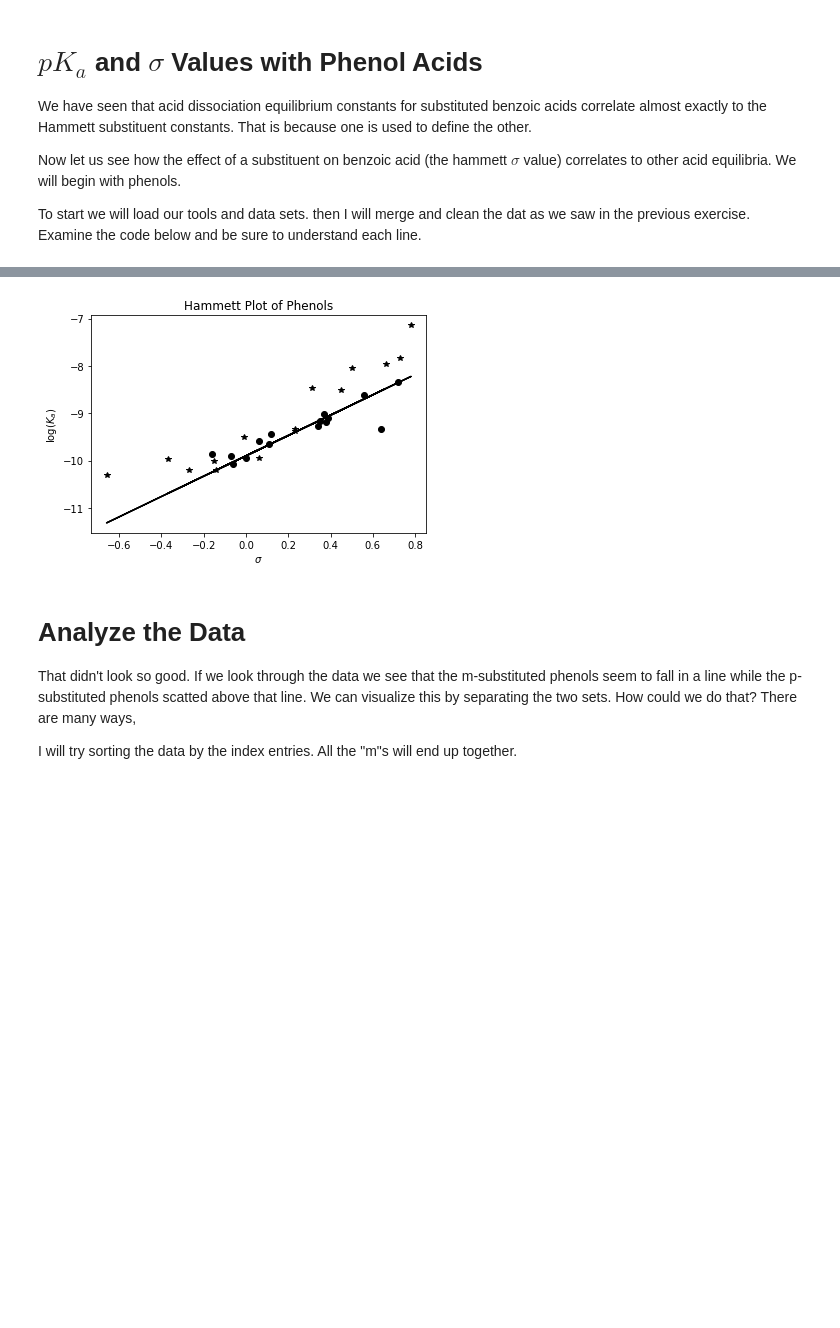
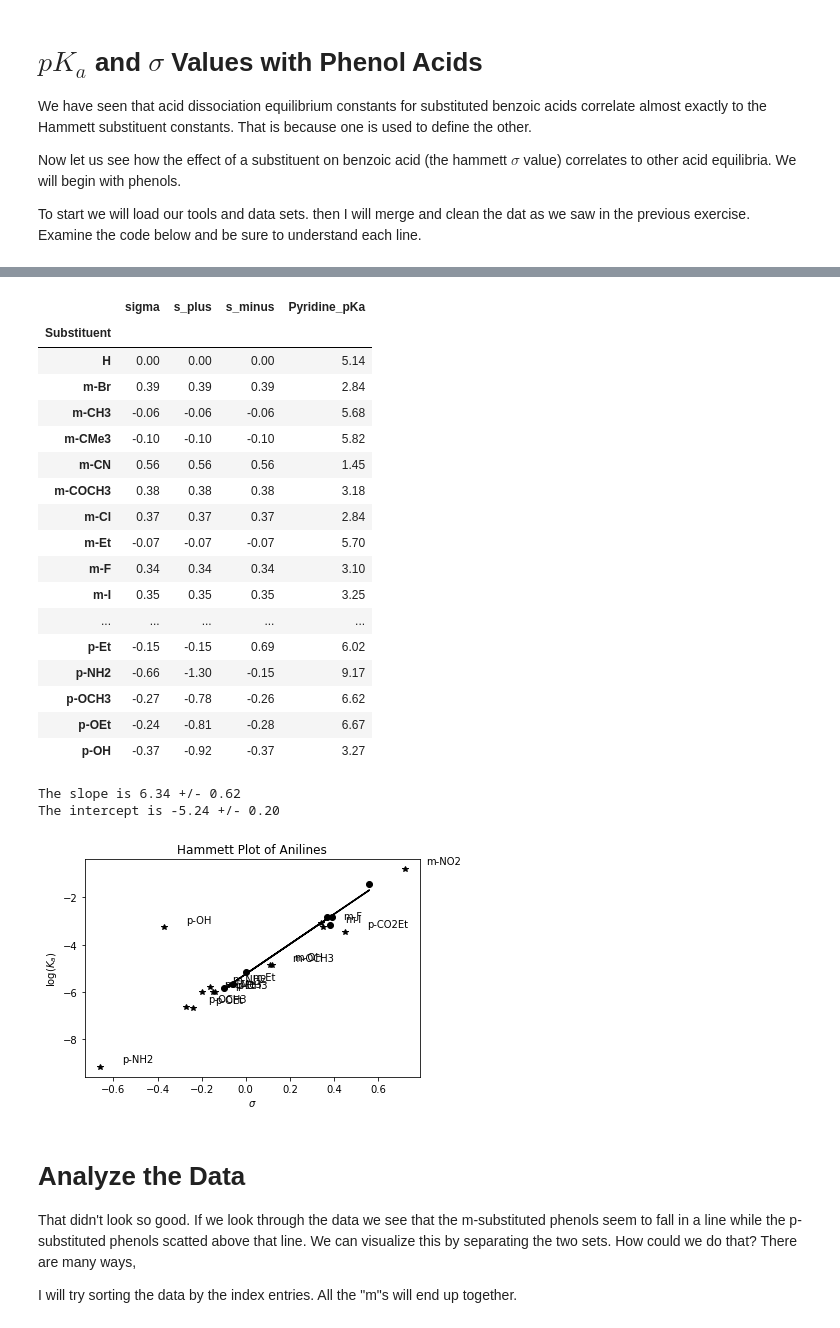
Before and after one commit to blinkletter/LFER-QSAR, a Jupyter notebook: examples/03-TryStuff.ipynb, the cells around one changed output, grey strips where cells are left out. Cells and saved outputs as stored; diff of their text form; code cells hidden in the pictures; blank space fills up the shorter version.

Commit message:
updates to data - erratum file added

```diff
--- a/examples/03-TryStuff.ipynb
+++ b/examples/03-TryStuff.ipynb
@@ -11,7 +11,9 @@ import pandas as pd
 import matplotlib.pyplot as plt
 import scipy.stats as stats
 
-def fill_sigma(df):
+col_name = "Pyridine_pKa"
+
+def fill_sigma(df):     # a function to fill in sigma for empty spaces in s+ and S-
     for z in df.index:
         if np.isnan(df["s_plus"][z]):
             df["s_plus"][z] = df["sigma"][z]
@@ -20,27 +22,24 @@ def fill_sigma(df):
     return(df)
 
 
-
 df1 = pd.read_csv("../data/LFER_Williams.csv",
                   delimiter = ",",
                   index_col="Substituent",
                   comment = "#",
                   skipinitialspace = True
                  )
-df2 = pd.read_csv("../data/LFER_williams_acidity.csv",
+df2 = pd.read_csv("../data/ACID_williams_pKa.csv",
                   delimiter = ",",
                   index_col="Substituent",
                   comment = "#",
                   skipinitialspace = True
                  )
-
-
 df1 = fill_sigma(df1)
 
 df3 = df1.join(df2)
-display(df3.head(3))
+display(df3.head(5))
 
-data = df3[["sigma", "PhOH_pKa"]]
+data = df3[["sigma", "s_plus", "s_minus", col_name]]
 data = data.dropna()
 
 display(data.head(3))
@@ -71,28 +72,52 @@ plt.show()
 # %%
 sort = data.sort_index()
-meta = sort[0:15]
-para = sort [15:]
+display(sort)
+meta = sort[0:7]
+para = sort [7:]
 
 x = meta["sigma"]
-y = -meta["PhOH_pKa"]
+y = -meta[col_name]
 plt.plot(x, y, "ko")
 
+line = stats.linregress(x,y)
+print("The slope is {:.2f} +/- {:.2f}".format(line.slope, 2*line.stderr))
+print("The intercept is {:.2f} +/- {:.2f}".format(line.intercept, 2*line.intercept_stderr))
+y_list = line.slope*x+line.intercept
+plt.plot(x, y_list, "k-")
+
 x = para["sigma"]
-y = -para["PhOH_pKa"]
+y = -para[col_name]
 plt.plot(x, y, "k*")
 
-y_list = 2.15*x-9.9
-plt.plot(x, y_list, "k-")
-
-
-
-plt.title("Hammett Plot of Phenols")
+plt.title("Hammett Plot of Anilines")
 plt.xlabel(r"$\sigma$")
 plt.ylabel(r"$\log(K_a)$")
+for i in range(len(x)):
+    plt.text(x[i]+.1, y[i]+.2, x.index[i])
 
 plt.show()
 # %% [output]
+|  | sigma | s_plus | s_minus | Pyridine_pKa |
+| Substituent |  |  |  |  |
+| H | 0.00 | 0.00 | 0.00 | 5.14 |
+| m-Br | 0.39 | 0.39 | 0.39 | 2.84 |
+| m-CH3 | -0.06 | -0.06 | -0.06 | 5.68 |
+| m-CMe3 | -0.10 | -0.10 | -0.10 | 5.82 |
+| m-CN | 0.56 | 0.56 | 0.56 | 1.45 |
+| m-COCH3 | 0.38 | 0.38 | 0.38 | 3.18 |
+| m-Cl | 0.37 | 0.37 | 0.37 | 2.84 |
+| m-Et | -0.07 | -0.07 | -0.07 | 5.70 |
+| m-F | 0.34 | 0.34 | 0.34 | 3.10 |
+| m-I | 0.35 | 0.35 | 0.35 | 3.25 |
+| ... | ... | ... | ... | ... |
+| p-Et | -0.15 | -0.15 | 0.69 | 6.02 |
+| p-NH2 | -0.66 | -1.30 | -0.15 | 9.17 |
+| p-OCH3 | -0.27 | -0.78 | -0.26 | 6.62 |
+| p-OEt | -0.24 | -0.81 | -0.28 | 6.67 |
+| p-OH | -0.37 | -0.92 | -0.37 | 3.27 |
+The slope is 6.34 +/- 0.62
+The intercept is -5.24 +/- 0.20
-[figure, old version]
+[figure, new version]
 # %% [markdown]
 # Analyze the Data
 That didn't look so good. If we look through the data we see that the m-substituted phenols seem to fall in a line while the p-substituted phenols scatted above that line. We can visualize this by separating  the two sets. How could we do that? There are many ways,
```
Also changed, not shown: parts of 5 cells of this notebook, 4 other files.
